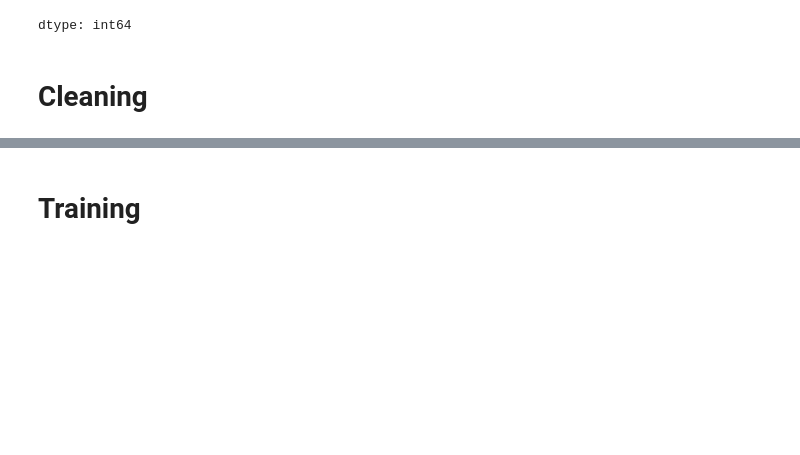
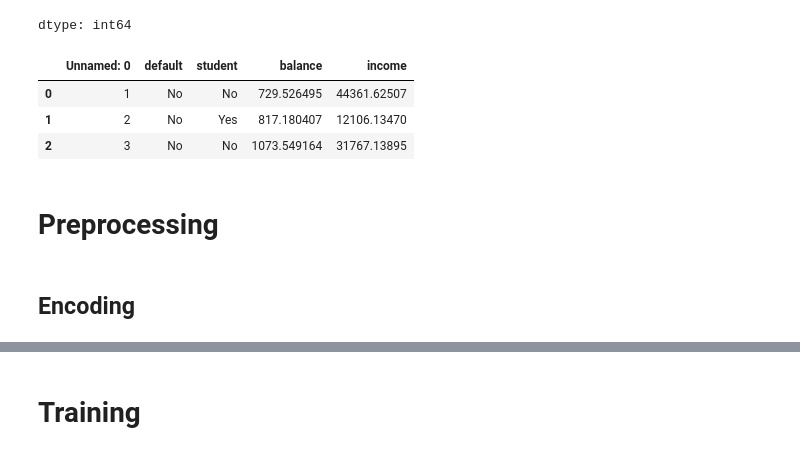
Before and after one commit to Iteba/Data-Science-Practice, a Jupyter notebook: Loan_Default_Prediction_Logistic_Regression/Loan_Default_Prediction_Logistic_Regression.ipynb, the cells around one changed output, grey strips where cells are left out. Drawn from its saved outputs; the diff is of its cells as text; code cells hidden in the pictures; blank space fills up the shorter version.

```diff
--- a/Loan_Default_Prediction_Logistic_Regression/Loan_Default_Prediction_Logistic_Regression.ipynb
+++ b/Loan_Default_Prediction_Logistic_Regression/Loan_Default_Prediction_Logistic_Regression.ipynb
@@ -11,2 +7,5 @@ df = pd.read_excel('finance.xlsx')
+# %%
+url = 'https://raw.githubusercontent.com/Iteba/Data-Science-Practice/refs/heads/main/Loan_Default_Prediction_Logistic_Regression/finance.csv'
+df = pd.read_csv(url)
 # %% [markdown]
 # Exploration
@@ -44,7 +34,14 @@ df.isnull().sum()
 | balance | 0 |
 | income | 0 |
 dtype: int64
+# %%
+df.head(3)
+# %% [output]
+|  | Unnamed: 0 | default | student | balance | income |
+| 0 | 1 | No | No | 729.526495 | 44361.62507 |
+| 1 | 2 | No | Yes | 817.180407 | 12106.13470 |
+| 2 | 3 | No | No | 1073.549164 | 31767.13895 |
 # %% [markdown]
-# Cleaning
+# Preprocessing
 # %%
 df.drop('Unnamed: 0', axis=1, inplace=True)
@@ -53,0 +48,2 @@ df['default'] = df['default'].map({'Yes': 1, 'No': 0})
+# %% [markdown]
+## Encoding
```
Also changed, not shown: parts of 11 cells of this notebook.
